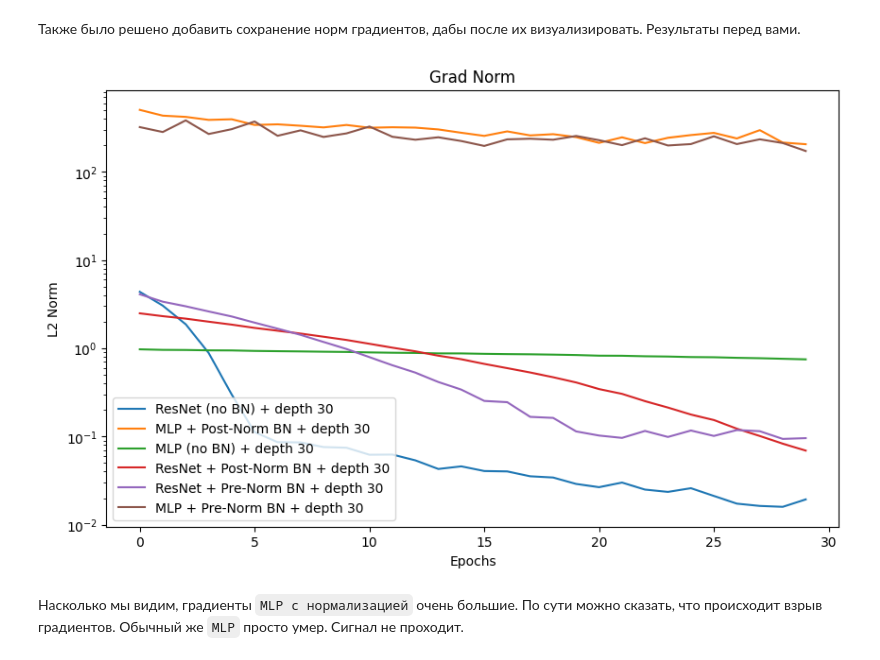
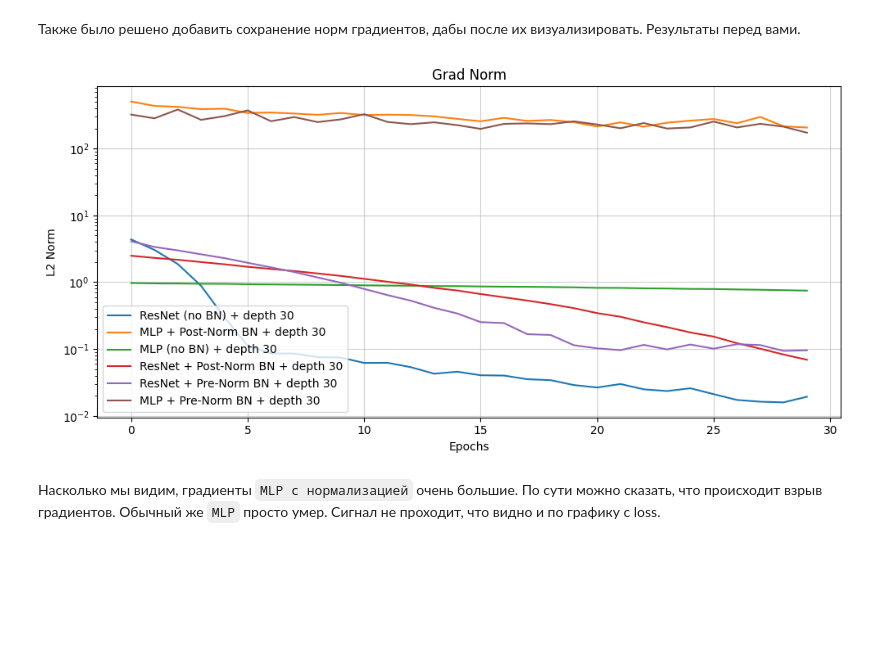
Before and after one commit to financier-py/dl-degradation-analysis, a Jupyter notebook: mlp_resnet_study.ipynb, the cells around one changed output. Cells and saved outputs as stored; diff of their text form; code cells hidden in the pictures; blank space fills up the shorter version.

Commit message:
fix: fix some graphics

```diff
--- a/mlp_resnet_study.ipynb
+++ b/mlp_resnet_study.ipynb
@@ -127,20 +127,22 @@ for d in depths:
 # %% [markdown]
 Также было решено добавить сохранение норм градиентов, дабы после их визуализировать. Результаты перед вами.
 # %%
-plt.figure(figsize=(10, 6))
+plt.figure(figsize=(10, 5))
 
 for name, results in data.items():
     history = results['history']
     if "depth 30" in name:
         plt.plot(history["grad_norm"], label=name)
 
 plt.title("Grad Norm")
 plt.xlabel("Epochs")
 plt.ylabel("L2 Norm")
 plt.yscale("log")
+plt.grid(alpha=0.6)
 plt.legend()
+plt.tight_layout()
 plt.show()
 # %% [output]
-[figure, old version]
+[figure, new version]
 # %% [markdown]
-Насколько мы видим, градиенты `MLP с нормализацией` очень большие. По сути можно сказать, что происходит взрыв градиентов. Обычный же `MLP` просто умер. Сигнал не проходит.
+Насколько мы видим, градиенты `MLP с нормализацией` очень большие. По сути можно сказать, что происходит взрыв градиентов. Обычный же `MLP` просто умер. Сигнал не проходит, что видно и по графику с loss.
```
Also changed, not shown: 1 other file.
